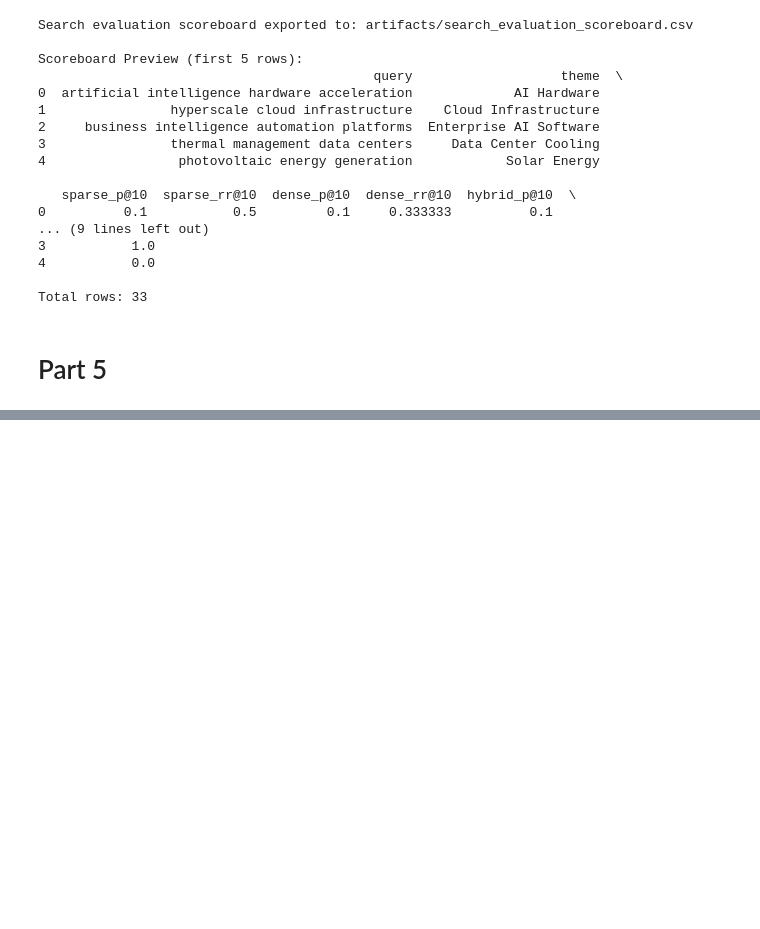
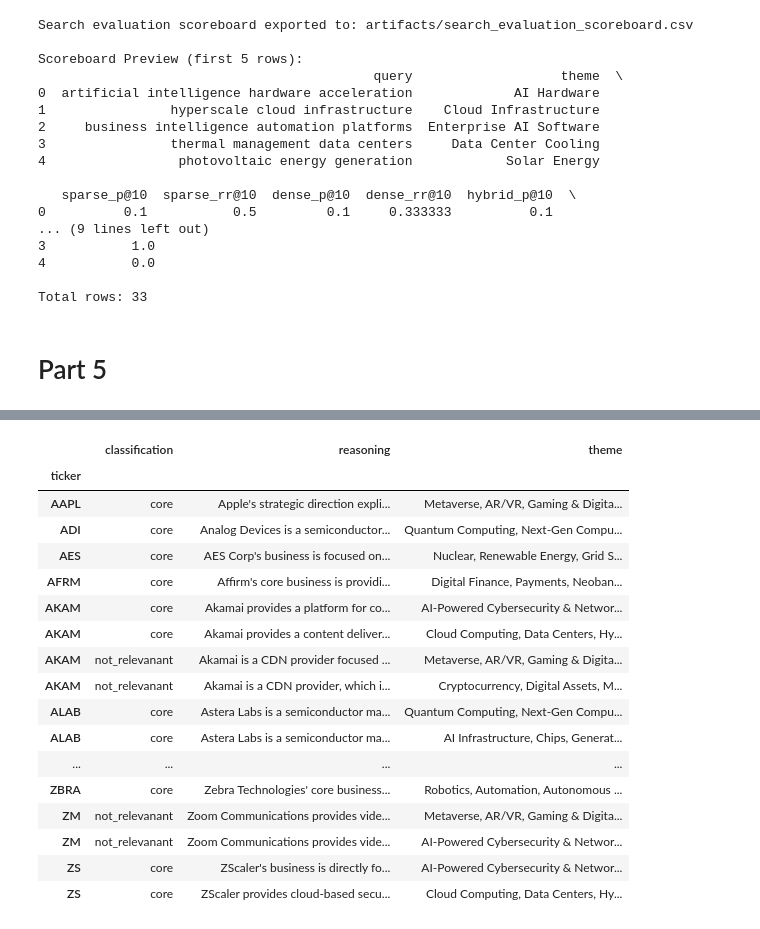
Before and after one commit to ZakariyyaScavotto/BIA660-Project3, a Jupyter notebook: Team_Rocket_Advanced_Portfolio_Intelligence_Through_Semantic_Analysis_at_Low_Risk_Capital_Management.ipynb, the cells around one changed output, grey strips where cells are left out. Drawn from its saved outputs; the diff is of its cells as text; code cells hidden in the pictures; blank space fills up the shorter version.

```diff
--- a/Team_Rocket_Advanced_Portfolio_Intelligence_Through_Semantic_Analysis_at_Low_Risk_Capital_Management.ipynb
+++ b/Team_Rocket_Advanced_Portfolio_Intelligence_Through_Semantic_Analysis_at_Low_Risk_Capital_Management.ipynb
@@ -4440,3 +4440,42 @@ Business Summary: {row['summary']}
 thematic_df = pd.DataFrame(thematic_results).set_index('ticker')
 # Save to CSV
 thematic_df.to_csv('artifacts/thematic_classification_results.csv')
+# %%
+# Open CSV
+thematic_df = pd.read_csv('artifacts/thematic_classification_results.csv').set_index('ticker')
+
+themes = [
+'Cryptocurrency, Digital Assets, Mining & Blockchain Infrastructure',
+'Quantum Computing, Next-Gen Computing & Advanced Semiconductors',
+'Robotics, Automation, Autonomous Vehicles & Industrial AI Systems',
+'AI-Powered Cybersecurity & Network Security Platforms',
+'Digital Finance, Payments, Neobanks & Fintech Infrastructure',
+'Metaverse, AR/VR, Gaming & Digital Reality Platforms',
+'Gene Editing, Synthetic Biology, AI Drug Discovery & Digital Health',
+'AI Infrastructure, Chips, Generative AI Platforms & Enterprise Software',
+'Cloud Computing, Data Centers, Hyperscalers & Network Infrastructure',
+'Nuclear, Renewable Energy, Grid Storage & Power for Digital Infrastructure',
+]
+
+# Sort alphabetically by theme
+
+thematic_df.sort_values(by='ticker').style.set_table_attributes("style='display:inline-block;overflow:auto;height:400px;width:100%'")
+# %% [output]
+|  | classification | reasoning | theme |
+| ticker |  |  |  |
+| AAPL | core | Apple's strategic direction expli... | Metaverse, AR/VR, Gaming & Digita... |
+| ADI | core | Analog Devices is a semiconductor... | Quantum Computing, Next-Gen Compu... |
+| AES | core | AES Corp's business is focused on... | Nuclear, Renewable Energy, Grid S... |
+| AFRM | core | Affirm's core business is providi... | Digital Finance, Payments, Neoban... |
+| AKAM | core | Akamai provides a platform for co... | AI-Powered Cybersecurity & Networ... |
+| AKAM | core | Akamai provides a content deliver... | Cloud Computing, Data Centers, Hy... |
+| AKAM | not_relevanant | Akamai is a CDN provider focused ... | Metaverse, AR/VR, Gaming & Digita... |
+| AKAM | not_relevanant | Akamai is a CDN provider, which i... | Cryptocurrency, Digital Assets, M... |
+| ALAB | core | Astera Labs is a semiconductor ma... | Quantum Computing, Next-Gen Compu... |
+| ALAB | core | Astera Labs is a semiconductor ma... | AI Infrastructure, Chips, Generat... |
+| ... | ... | ... | ... |
+| ZBRA | core | Zebra Technologies' core business... | Robotics, Automation, Autonomous ... |
+| ZM | not_relevanant | Zoom Communications provides vide... | Metaverse, AR/VR, Gaming & Digita... |
+| ZM | not_relevanant | Zoom Communications provides vide... | AI-Powered Cybersecurity & Networ... |
+| ZS | core | ZScaler's business is directly fo... | AI-Powered Cybersecurity & Networ... |
+| ZS | core | ZScaler provides cloud-based secu... | Cloud Computing, Data Centers, Hy... |
```
Also changed, not shown: parts of 12 cells of this notebook.
